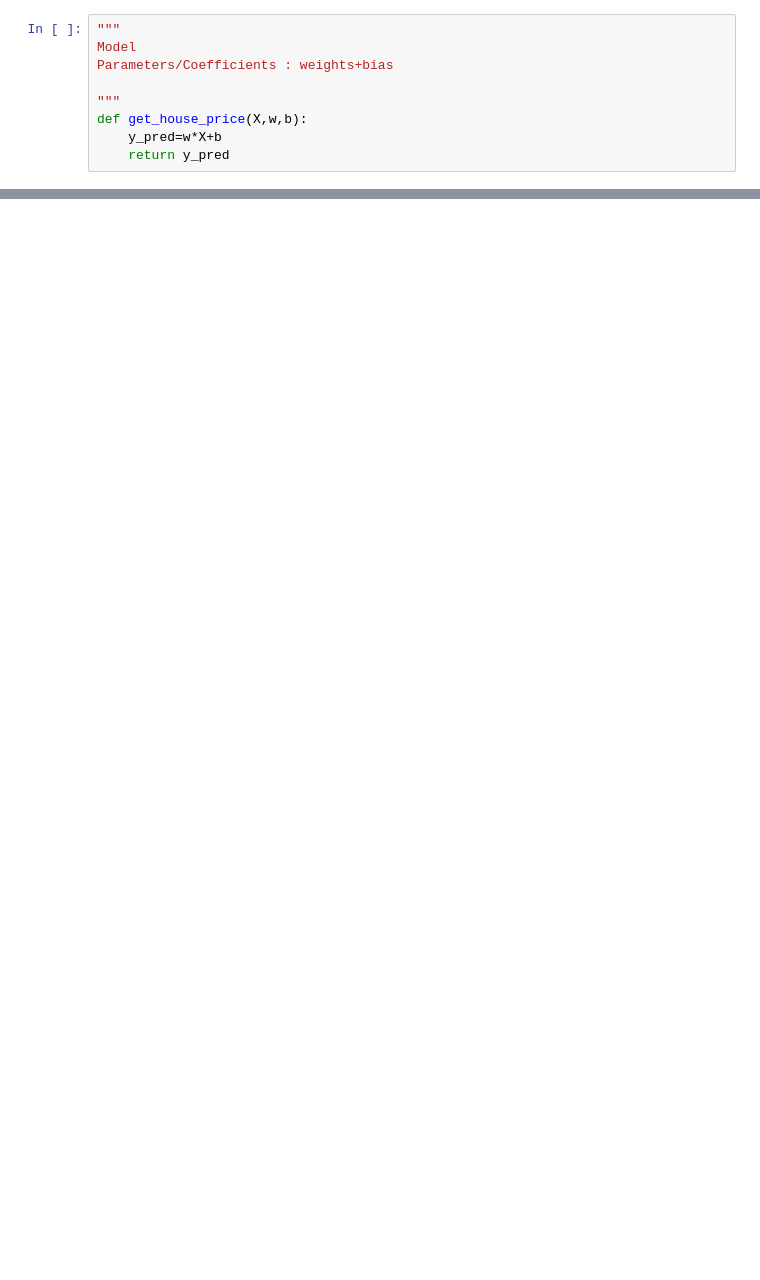
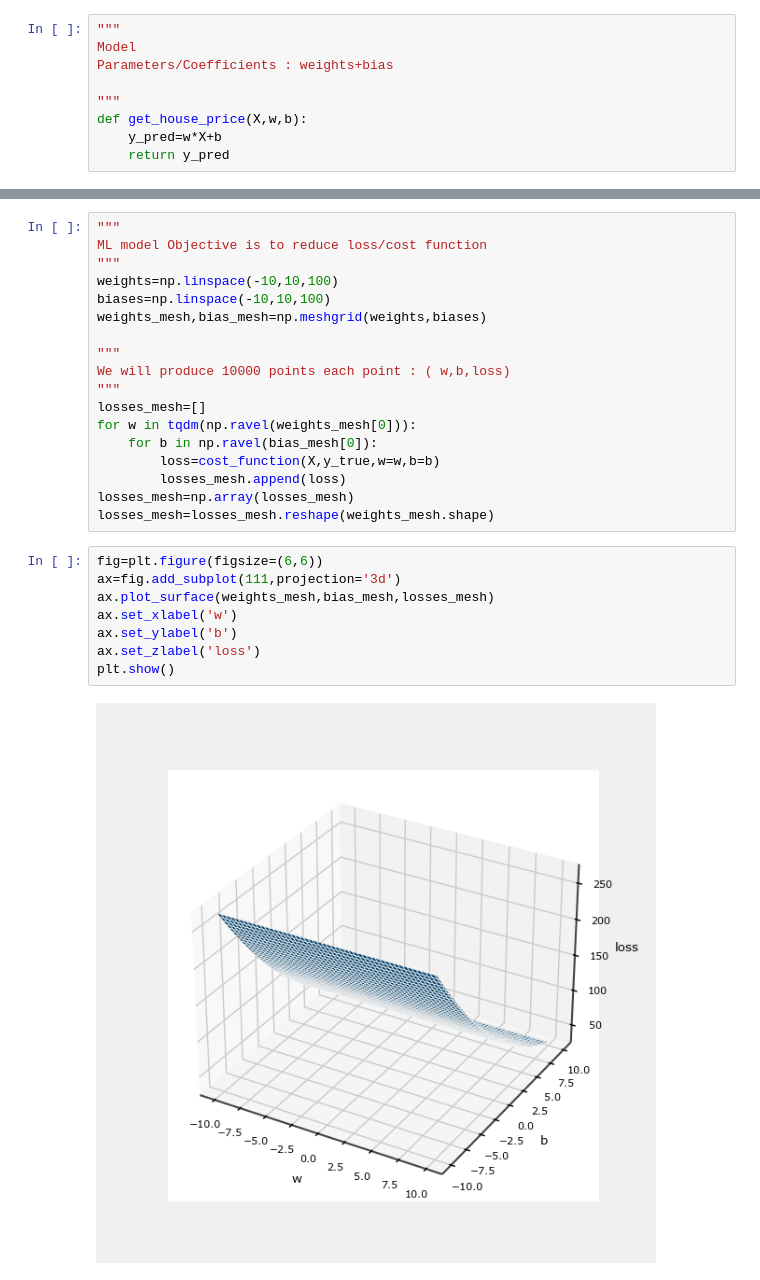
Before and after one commit to Irtisam99/Machine_Learning, a Jupyter notebook: gradient-descent-how-machine-learns.ipynb, the cells around one changed output, grey strips where cells are left out. Drawn from its saved outputs; the diff is of its cells as text; blank space fills up the shorter version.

```diff
--- a/gradient-descent-how-machine-learns.ipynb
+++ b/gradient-descent-how-machine-learns.ipynb
@@ -144,0 +257,28 @@ def get_house_price(X,w,b):
+# %%
+"""
+ML model Objective is to reduce loss/cost function
+"""
+weights=np.linspace(-10,10,100)
+biases=np.linspace(-10,10,100)
+weights_mesh,bias_mesh=np.meshgrid(weights,biases)
+
+"""
+We will produce 10000 points each point : ( w,b,loss)
+"""
+losses_mesh=[]
+for w in tqdm(np.ravel(weights_mesh[0])):
+    for b in np.ravel(bias_mesh[0]):
+        loss=cost_function(X,y_true,w=w,b=b)
+        losses_mesh.append(loss)
+losses_mesh=np.array(losses_mesh)
+losses_mesh=losses_mesh.reshape(weights_mesh.shape)
+# %%
+fig=plt.figure(figsize=(6,6))
+ax=fig.add_subplot(111,projection='3d')
+ax.plot_surface(weights_mesh,bias_mesh,losses_mesh)
+ax.set_xlabel('w')
+ax.set_ylabel('b')
+ax.set_zlabel('loss')
+plt.show()
+# %% [output]
+[figure, added]
```
Also changed, not shown: parts of 10 cells of this notebook.
